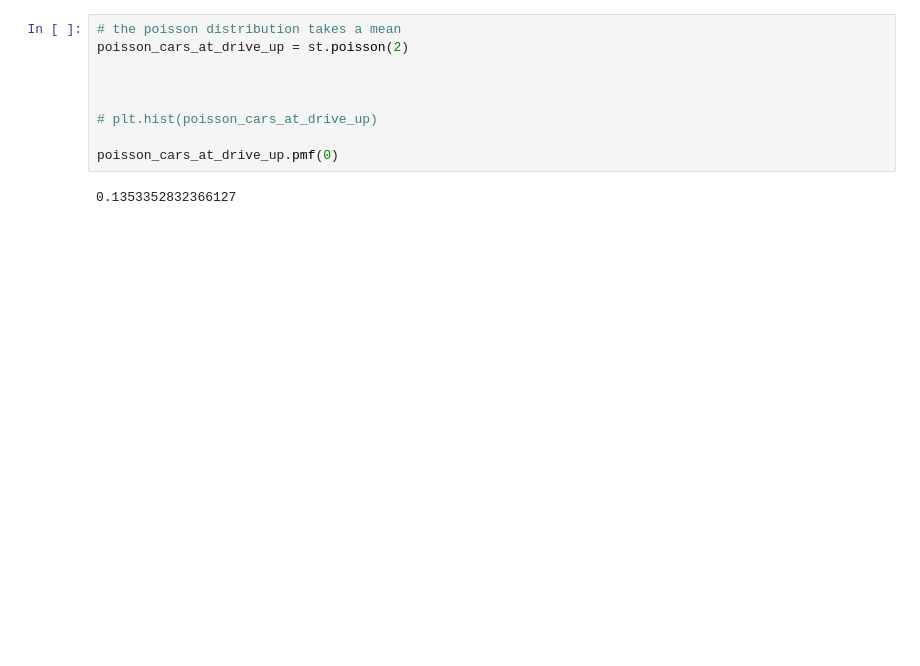
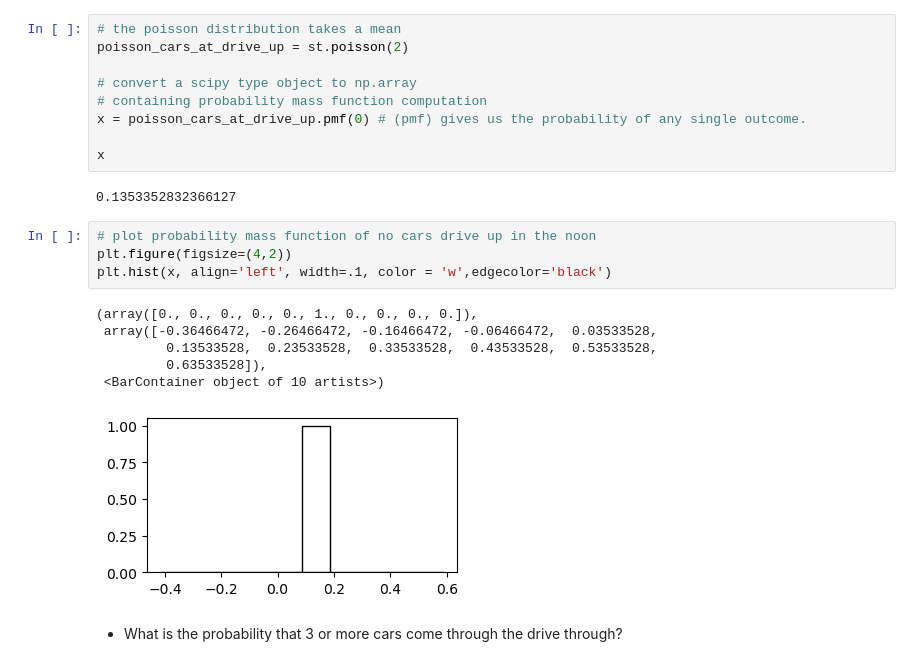
Before and after one commit to MigashaneVictoire/statistics-exercises, a Jupyter notebook: probability_distributions.ipynb, the cells around one changed output. Drawn from its saved outputs; the diff is of its cells as text; blank space fills up the shorter version.

```diff
--- a/probability_distributions.ipynb
+++ b/probability_distributions.ipynb
@@ -20,10 +33,23 @@ iterations = 100
 # the poisson distribution takes a mean
 poisson_cars_at_drive_up = st.poisson(2)
 
+# convert a scipy type object to np.array
+# containing probability mass function computation
+x = poisson_cars_at_drive_up.pmf(0) # (pmf) gives us the probability of any single outcome.
 
-
-# plt.hist(poisson_cars_at_drive_up)
-
-poisson_cars_at_drive_up.pmf(0)
+x
 # %% [output]
 0.1353352832366127
+# %%
+# plot probability mass function of no cars drive up in the noon
+plt.figure(figsize=(4,2))
+plt.hist(x, align='left', width=.1, color = 'w',edgecolor='black')
+# %% [output]
+(array([0., 0., 0., 0., 0., 1., 0., 0., 0., 0.]),
+ array([-0.36466472, -0.26466472, -0.16466472, -0.06466472,  0.03533528,
+         0.13533528,  0.23533528,  0.33533528,  0.43533528,  0.53533528,
+         0.63533528]),
+ <BarContainer object of 10 artists>)
+[figure, added]
+# %% [markdown]
+- What is the probability that 3 or more cars come through the drive through?
```
Also changed, not shown: parts of 14 cells of this notebook.
